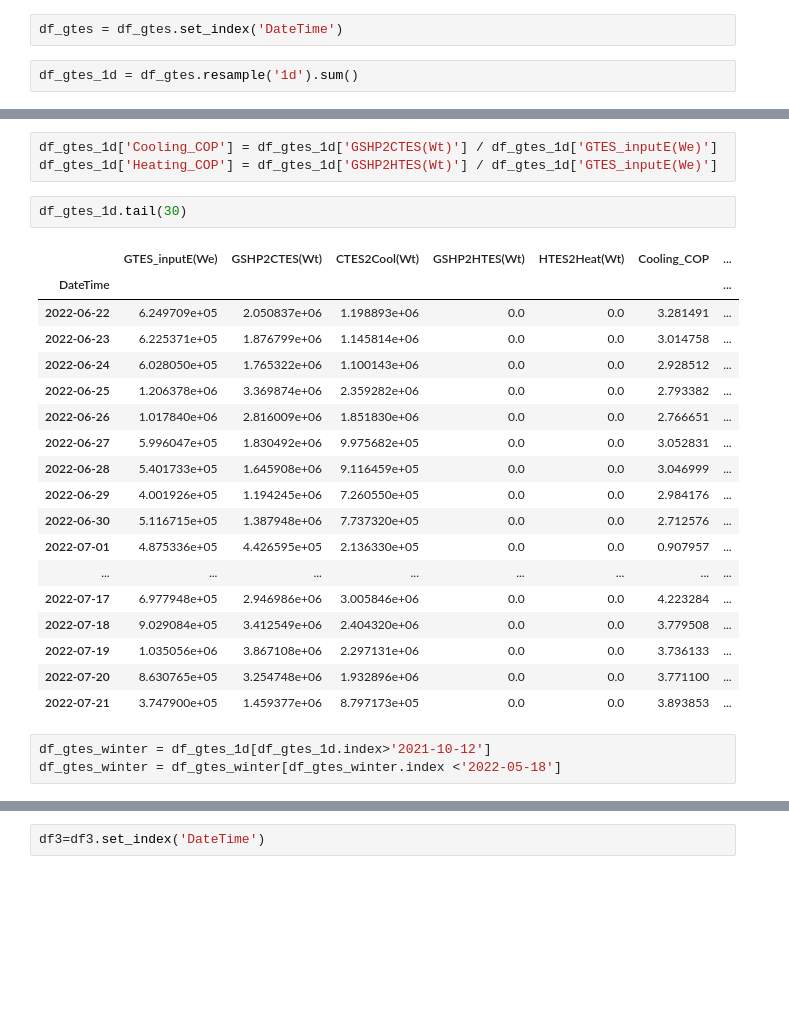
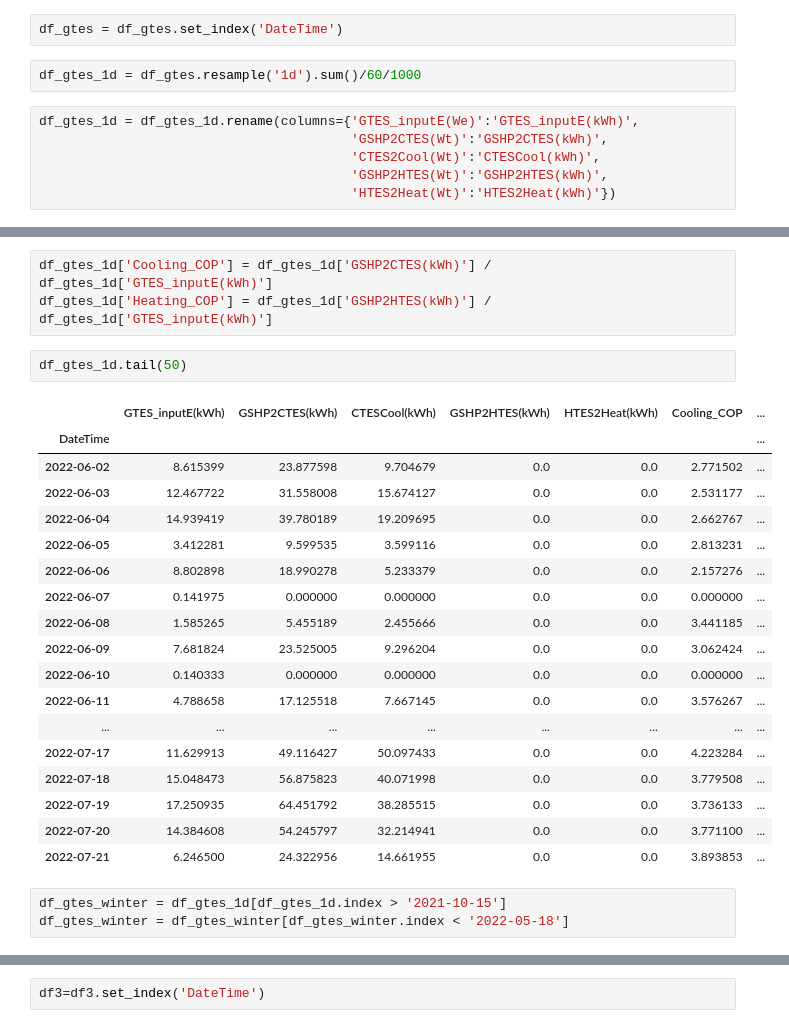
Before and after one commit to GwangwooHan/kpec, a Jupyter notebook: 220721 GTES.ipynb, the cells around one changed output, grey strips where cells are left out. Saved outputs shown, nothing was run; the diff lists cells and outputs as text; blank space fills up the shorter version.

```diff
--- a/220721 GTES.ipynb
+++ b/220721 GTES.ipynb
@@ -54,4 +54,10 @@ df_gtes = df[['DateTime', 'GTES_inputE(We)', 'GSHP2CTES(Wt)', 'CTES2Cool(Wt)', '
 # %%
 df_gtes = df_gtes.set_index('DateTime')
 # %%
-df_gtes_1d = df_gtes.resample('1d').sum()
+df_gtes_1d = df_gtes.resample('1d').sum()/60/1000
+# %%
+df_gtes_1d = df_gtes_1d.rename(columns={'GTES_inputE(We)':'GTES_inputE(kWh)',
+                                        'GSHP2CTES(Wt)':'GSHP2CTES(kWh)',
+                                        'CTES2Cool(Wt)':'CTESCool(kWh)',
+                                        'GSHP2HTES(Wt)':'GSHP2HTES(kWh)',
+                                        'HTES2Heat(Wt)':'HTES2Heat(kWh)'})
@@ -58,28 +81,28 @@ df_gtes_1d = df_gtes.resample('1d').sum()
 # %%
-df_gtes_1d['Cooling_COP'] = df_gtes_1d['GSHP2CTES(Wt)'] / df_gtes_1d['GTES_inputE(We)']
-df_gtes_1d['Heating_COP'] = df_gtes_1d['GSHP2HTES(Wt)'] / df_gtes_1d['GTES_inputE(We)']
+df_gtes_1d['Cooling_COP'] = df_gtes_1d['GSHP2CTES(kWh)'] / df_gtes_1d['GTES_inputE(kWh)']
+df_gtes_1d['Heating_COP'] = df_gtes_1d['GSHP2HTES(kWh)'] / df_gtes_1d['GTES_inputE(kWh)']
 # %%
-df_gtes_1d.tail(30)
+df_gtes_1d.tail(50)
 # %% [output]
-|  | GTES_inputE(We) | GSHP2CTES(Wt) | CTES2Cool(Wt) | GSHP2HTES(Wt) | HTES2Heat(Wt) | Cooling_COP | ... |
+|  | GTES_inputE(kWh) | GSHP2CTES(kWh) | CTESCool(kWh) | GSHP2HTES(kWh) | HTES2Heat(kWh) | Cooling_COP | ... |
 | DateTime |  |  |  |  |  |  | ... |
-| 2022-06-22 | 6.249709e+05 | 2.050837e+06 | 1.198893e+06 | 0.0 | 0.0 | 3.281491 | ... |
-| 2022-06-23 | 6.225371e+05 | 1.876799e+06 | 1.145814e+06 | 0.0 | 0.0 | 3.014758 | ... |
-| 2022-06-24 | 6.028050e+05 | 1.765322e+06 | 1.100143e+06 | 0.0 | 0.0 | 2.928512 | ... |
-| 2022-06-25 | 1.206378e+06 | 3.369874e+06 | 2.359282e+06 | 0.0 | 0.0 | 2.793382 | ... |
-| 2022-06-26 | 1.017840e+06 | 2.816009e+06 | 1.851830e+06 | 0.0 | 0.0 | 2.766651 | ... |
-| 2022-06-27 | 5.996047e+05 | 1.830492e+06 | 9.975682e+05 | 0.0 | 0.0 | 3.052831 | ... |
-| 2022-06-28 | 5.401733e+05 | 1.645908e+06 | 9.116459e+05 | 0.0 | 0.0 | 3.046999 | ... |
-| 2022-06-29 | 4.001926e+05 | 1.194245e+06 | 7.260550e+05 | 0.0 | 0.0 | 2.984176 | ... |
-| 2022-06-30 | 5.116715e+05 | 1.387948e+06 | 7.737320e+05 | 0.0 | 0.0 | 2.712576 | ... |
-| 2022-07-01 | 4.875336e+05 | 4.426595e+05 | 2.136330e+05 | 0.0 | 0.0 | 0.907957 | ... |
+| 2022-06-02 | 8.615399 | 23.877598 | 9.704679 | 0.0 | 0.0 | 2.771502 | ... |
+| 2022-06-03 | 12.467722 | 31.558008 | 15.674127 | 0.0 | 0.0 | 2.531177 | ... |
+| 2022-06-04 | 14.939419 | 39.780189 | 19.209695 | 0.0 | 0.0 | 2.662767 | ... |
+| 2022-06-05 | 3.412281 | 9.599535 | 3.599116 | 0.0 | 0.0 | 2.813231 | ... |
+| 2022-06-06 | 8.802898 | 18.990278 | 5.233379 | 0.0 | 0.0 | 2.157276 | ... |
+| 2022-06-07 | 0.141975 | 0.000000 | 0.000000 | 0.0 | 0.0 | 0.000000 | ... |
+| 2022-06-08 | 1.585265 | 5.455189 | 2.455666 | 0.0 | 0.0 | 3.441185 | ... |
+| 2022-06-09 | 7.681824 | 23.525005 | 9.296204 | 0.0 | 0.0 | 3.062424 | ... |
+| 2022-06-10 | 0.140333 | 0.000000 | 0.000000 | 0.0 | 0.0 | 0.000000 | ... |
+| 2022-06-11 | 4.788658 | 17.125518 | 7.667145 | 0.0 | 0.0 | 3.576267 | ... |
 | ... | ... | ... | ... | ... | ... | ... | ... |
-| 2022-07-17 | 6.977948e+05 | 2.946986e+06 | 3.005846e+06 | 0.0 | 0.0 | 4.223284 | ... |
-| 2022-07-18 | 9.029084e+05 | 3.412549e+06 | 2.404320e+06 | 0.0 | 0.0 | 3.779508 | ... |
-| 2022-07-19 | 1.035056e+06 | 3.867108e+06 | 2.297131e+06 | 0.0 | 0.0 | 3.736133 | ... |
-| 2022-07-20 | 8.630765e+05 | 3.254748e+06 | 1.932896e+06 | 0.0 | 0.0 | 3.771100 | ... |
-| 2022-07-21 | 3.747900e+05 | 1.459377e+06 | 8.797173e+05 | 0.0 | 0.0 | 3.893853 | ... |
+| 2022-07-17 | 11.629913 | 49.116427 | 50.097433 | 0.0 | 0.0 | 4.223284 | ... |
+| 2022-07-18 | 15.048473 | 56.875823 | 40.071998 | 0.0 | 0.0 | 3.779508 | ... |
+| 2022-07-19 | 17.250935 | 64.451792 | 38.285515 | 0.0 | 0.0 | 3.736133 | ... |
+| 2022-07-20 | 14.384608 | 54.245797 | 32.214941 | 0.0 | 0.0 | 3.771100 | ... |
+| 2022-07-21 | 6.246500 | 24.322956 | 14.661955 | 0.0 | 0.0 | 3.893853 | ... |
 # %%
-df_gtes_winter = df_gtes_1d[df_gtes_1d.index>'2021-10-12']
-df_gtes_winter = df_gtes_winter[df_gtes_winter.index <'2022-05-18']
+df_gtes_winter = df_gtes_1d[df_gtes_1d.index > '2021-10-15']
+df_gtes_winter = df_gtes_winter[df_gtes_winter.index < '2022-05-18']
 # %%
```
Also changed, not shown: parts of 5 cells of this notebook.
